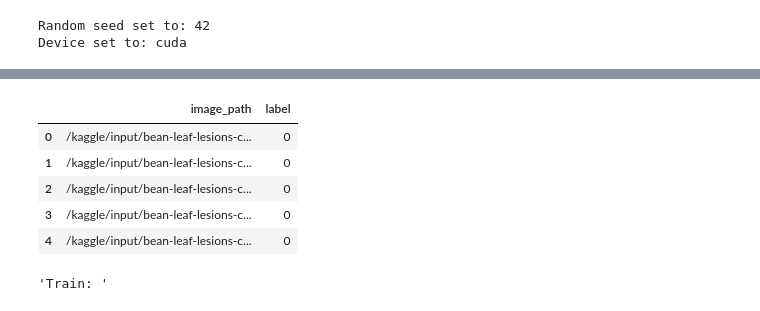
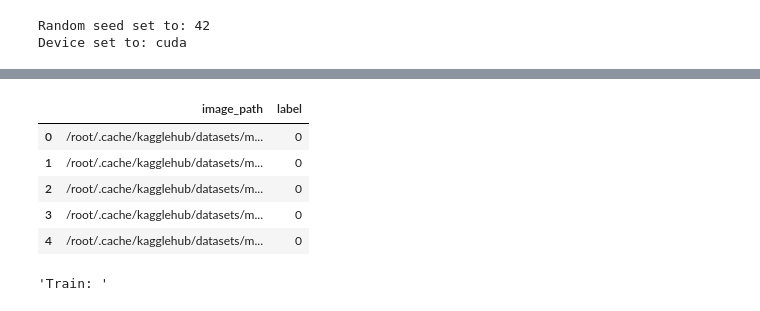
Before and after one commit to Ibraheem-Al-hafith/classification_hub, a Jupyter notebook: Ex_3_Image_Classification_Pretrained.ipynb, the cells around one changed output, grey strips where cells are left out. Saved outputs shown, nothing was run; the diff lists cells and outputs as text; code cells hidden in the pictures.

```diff
--- a/Ex_3_Image_Classification_Pretrained.ipynb
+++ b/Ex_3_Image_Classification_Pretrained.ipynb
@@ -107,18 +248,21 @@ Files inside the path: ['val.csv', 'classname.txt', 'val', 'train.csv', 'train']
 # %%
 import pandas as pd
 train_df = pd.read_csv(Path(images_path) / "train.csv").rename(columns={"image:FILE":"image_path", "category":"label"})
 val_df = pd.read_csv(Path(images_path) / "val.csv").rename(columns={"image:FILE":"image_path", "category":"label"})
 
 train_df.image_path = train_df.image_path.apply(lambda path: Path(images_path) / path)
 val_df.image_path = val_df.image_path.apply(lambda path: Path(images_path) / path)
+
+id2label = {idx: label for idx, label in enumerate(["healthy", "bean rust", "angular leaf"])}
+label2id = {label: idx for idx, label in id2label.items()}
 train_df.head()
 # %% [output]
 |  | image_path | label |
-| 0 | /kaggle/input/bean-leaf-lesions-c... | 0 |
-| 1 | /kaggle/input/bean-leaf-lesions-c... | 0 |
-| 2 | /kaggle/input/bean-leaf-lesions-c... | 0 |
-| 3 | /kaggle/input/bean-leaf-lesions-c... | 0 |
-| 4 | /kaggle/input/bean-leaf-lesions-c... | 0 |
+| 0 | /root/.cache/kagglehub/datasets/m... | 0 |
+| 1 | /root/.cache/kagglehub/datasets/m... | 0 |
+| 2 | /root/.cache/kagglehub/datasets/m... | 0 |
+| 3 | /root/.cache/kagglehub/datasets/m... | 0 |
+| 4 | /root/.cache/kagglehub/datasets/m... | 0 |
 # %%
 train_df, test_df = train_test_split(train_df, test_size=0.1, random_state=config.seed, stratify=train_df.label)
 # %%
```
Also changed, not shown: parts of 25 cells of this notebook.
